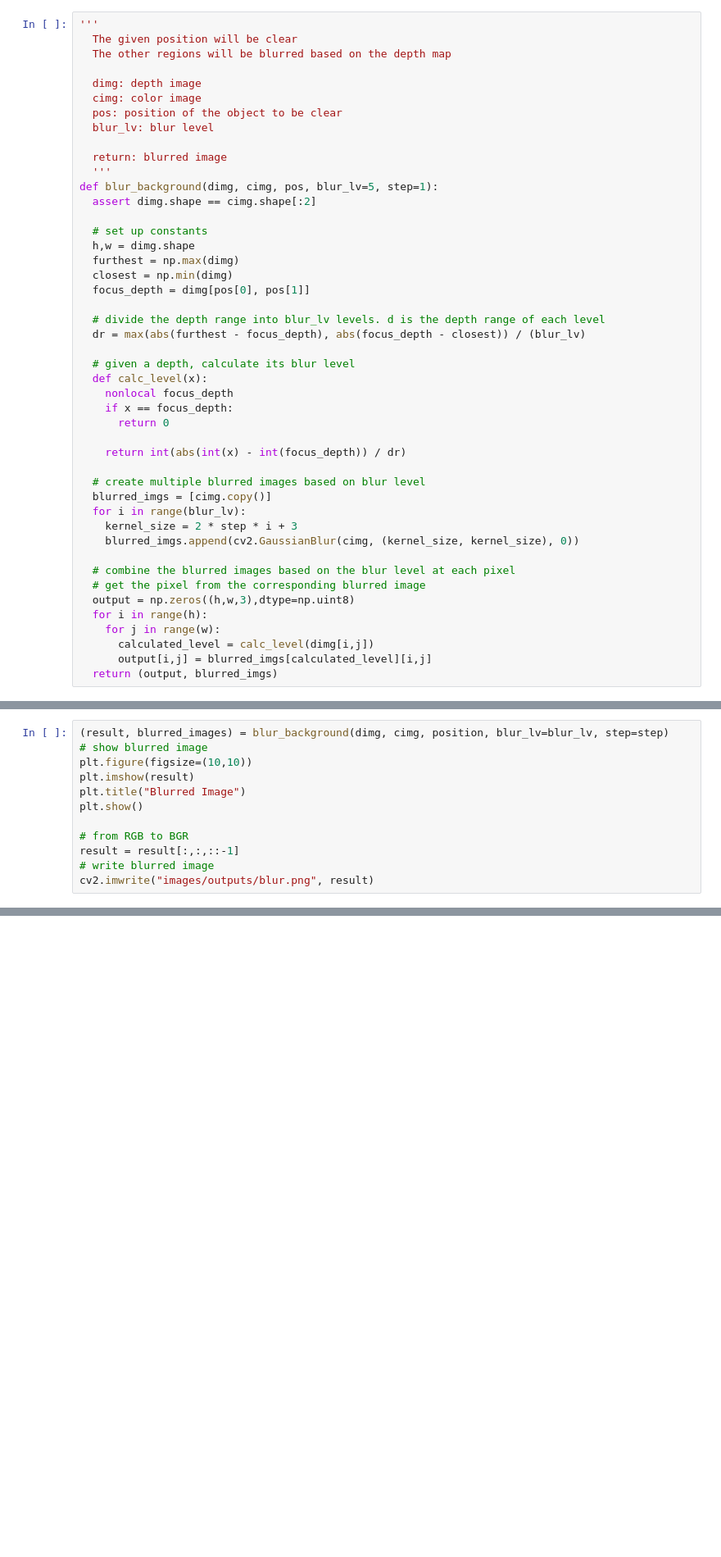
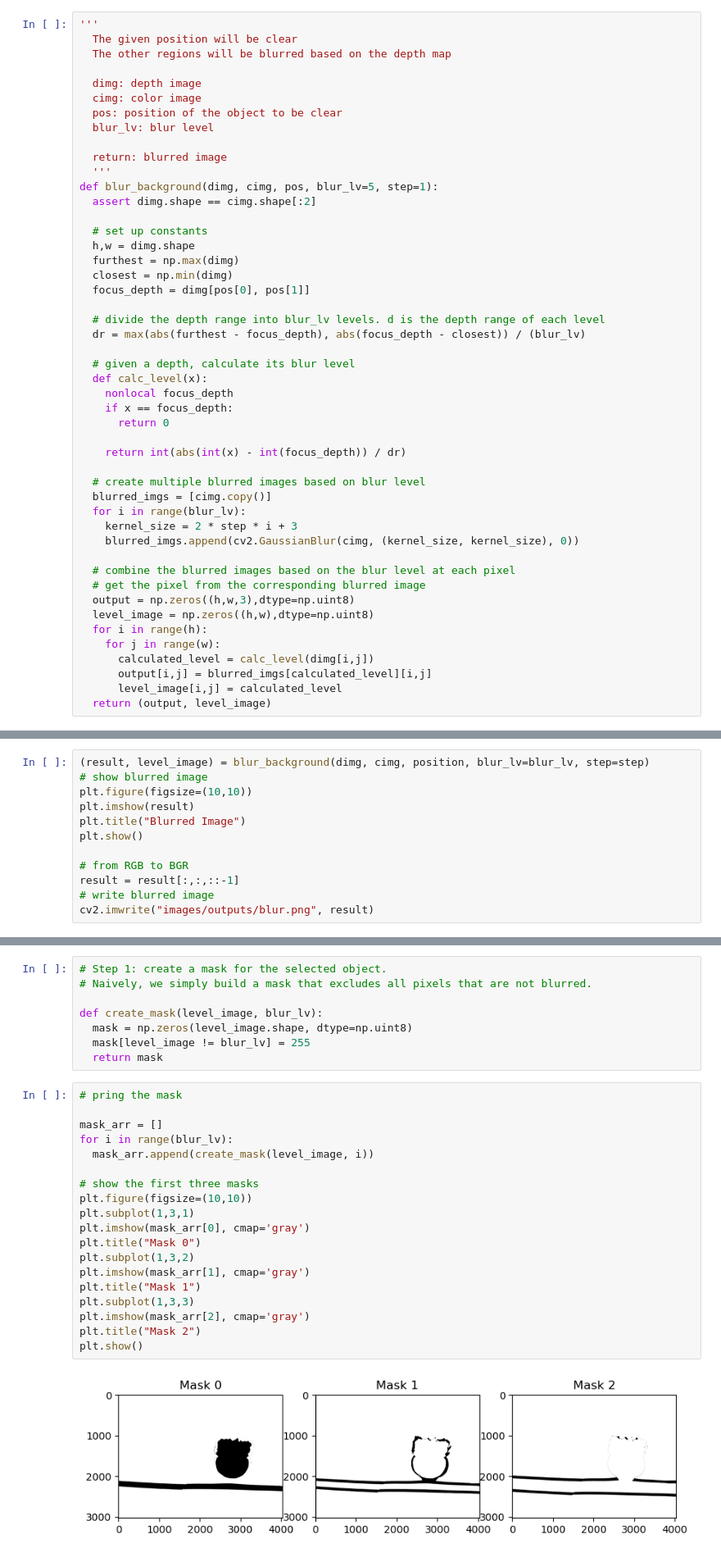
Before and after one commit to MingzhongSun/-cs-445-Monocular-Depth-Estimation-for-Minecraft, a Jupyter notebook: background_blur.ipynb, the cells around one changed output, grey strips where cells are left out. Shown at 82% size. Saved outputs shown, nothing was run; the diff lists cells and outputs as text; blank space fills up the shorter version.

```diff
--- a/background_blur.ipynb
+++ b/background_blur.ipynb
@@ -69,9 +64,11 @@ def blur_background(dimg, cimg, pos, blur_lv=5, step=1):
   # combine the blurred images based on the blur level at each pixel
   # get the pixel from the corresponding blurred image
   output = np.zeros((h,w,3),dtype=np.uint8)
+  level_image = np.zeros((h,w),dtype=np.uint8)
   for i in range(h):
     for j in range(w):
       calculated_level = calc_level(dimg[i,j])
       output[i,j] = blurred_imgs[calculated_level][i,j]
-  return (output, blurred_imgs)
+      level_image[i,j] = calculated_level
+  return (output, level_image)
 # %%
@@ -110,5 +118,5 @@ plt.show()
 # %%
-(result, blurred_images) = blur_background(dimg, cimg, position, blur_lv=blur_lv, step=step)
+(result, level_image) = blur_background(dimg, cimg, position, blur_lv=blur_lv, step=step)
 # show blurred image
 plt.figure(figsize=(10,10))
 plt.imshow(result)
@@ -124,0 +141,29 @@ True
+# %%
+# Step 1: create a mask for the selected object.
+# Naively, we simply build a mask that excludes all pixels that are not blurred.
+
+def create_mask(level_image, blur_lv):
+  mask = np.zeros(level_image.shape, dtype=np.uint8)
+  mask[level_image != blur_lv] = 255
+  return mask
+# %%
+# pring the mask
+
+mask_arr = []
+for i in range(blur_lv):
+  mask_arr.append(create_mask(level_image, i))
+
+# show the first three masks
+plt.figure(figsize=(10,10))
+plt.subplot(1,3,1)
+plt.imshow(mask_arr[0], cmap='gray')
+plt.title("Mask 0")
+plt.subplot(1,3,2)
+plt.imshow(mask_arr[1], cmap='gray')
+plt.title("Mask 1")
+plt.subplot(1,3,3)
+plt.imshow(mask_arr[2], cmap='gray')
+plt.title("Mask 2")
+plt.show()
+# %% [output]
+[figure, added]
```
Also changed, not shown: parts of 4 cells of this notebook, 3 other files.
